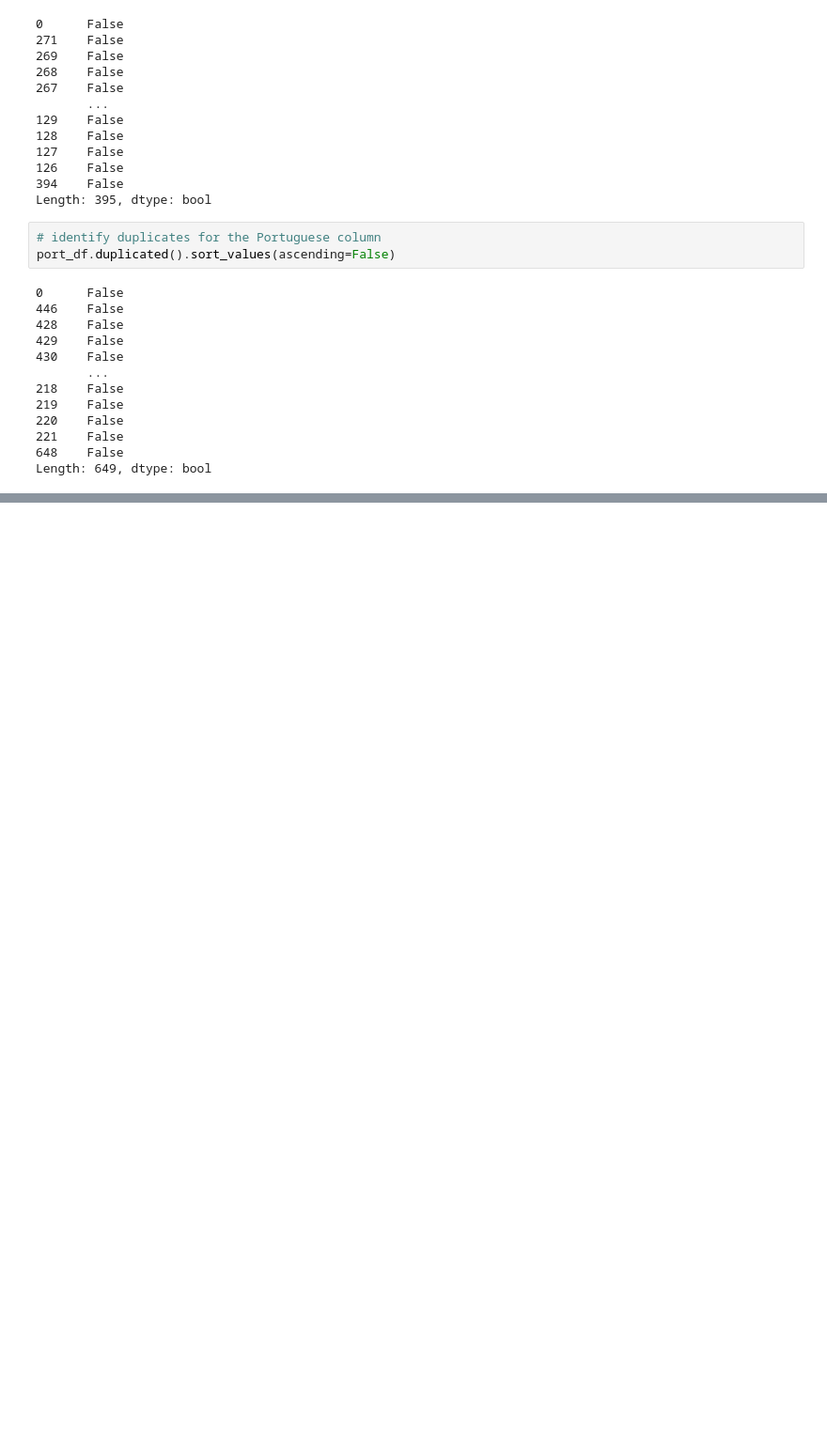
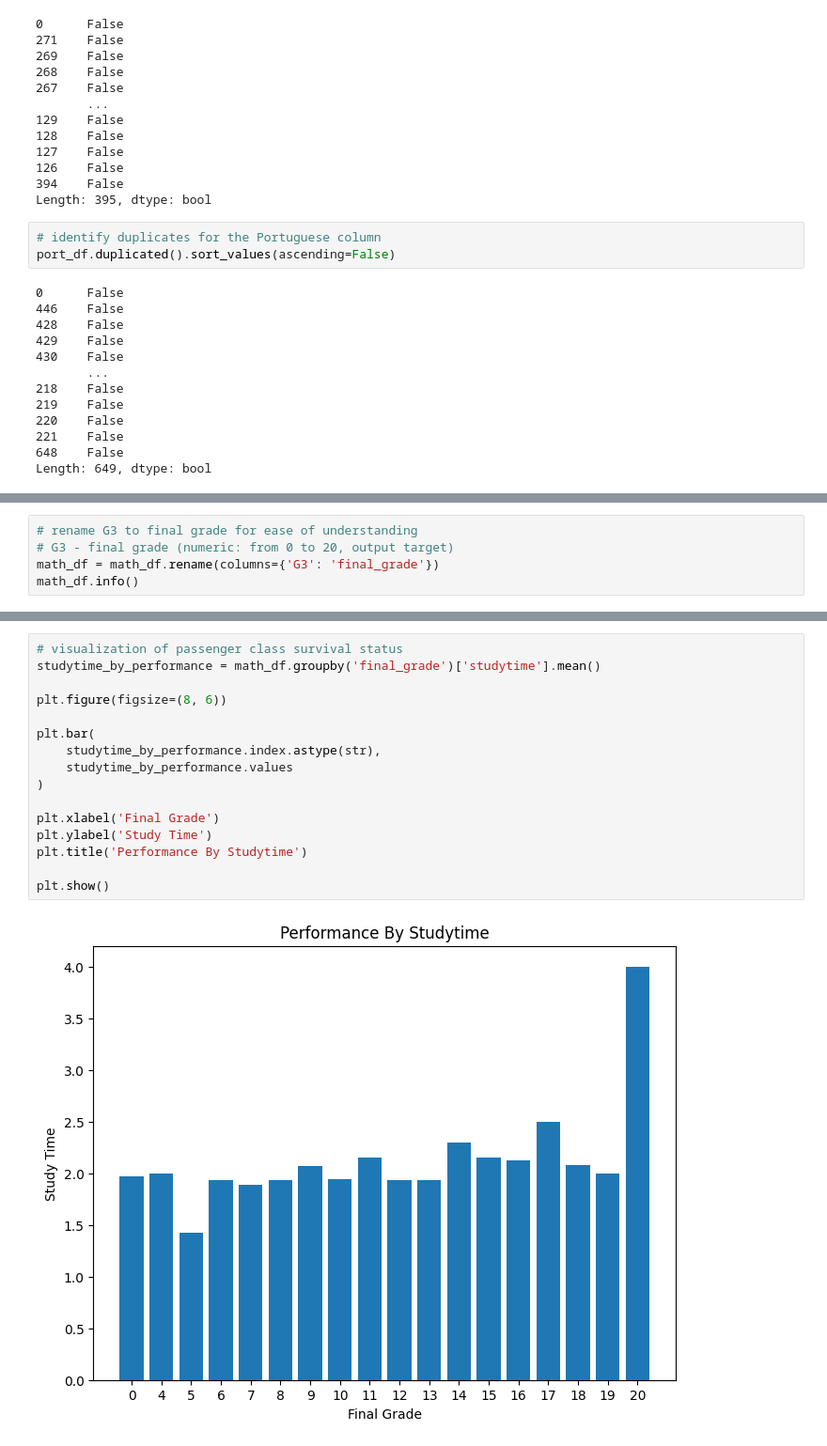
Before and after one commit to tingly-amua/Student-Performance-Analysis, a Jupyter notebook: EDA.ipynb, the cells around one changed output, grey strips where cells are left out. Shown at 94% size. Drawn from its saved outputs; the diff is of its cells as text; blank space fills up the shorter version.

Commit message:
plot performance by studytime

```diff
--- a/EDA.ipynb
+++ b/EDA.ipynb
@@ -231,0 +234,5 @@ Length: 649, dtype: bool
+# %%
+# rename G3 to final grade for ease of understanding
+# G3 - final grade (numeric: from 0 to 20, output target)
+math_df = math_df.rename(columns={'G3': 'final_grade'})
+math_df.info()
@@ -231,0 +307,18 @@ Length: 649, dtype: bool
+# %%
+# visualization of passenger class survival status
+studytime_by_performance = math_df.groupby('final_grade')['studytime'].mean()
+
+plt.figure(figsize=(8, 6))
+
+plt.bar(
+    studytime_by_performance.index.astype(str),
+    studytime_by_performance.values
+)
+
+plt.xlabel('Final Grade')
+plt.ylabel('Study Time')
+plt.title('Performance By Studytime')
+
+plt.show()
+# %% [output]
+[figure, added]
```
Also changed, not shown: parts of 7 cells of this notebook.
